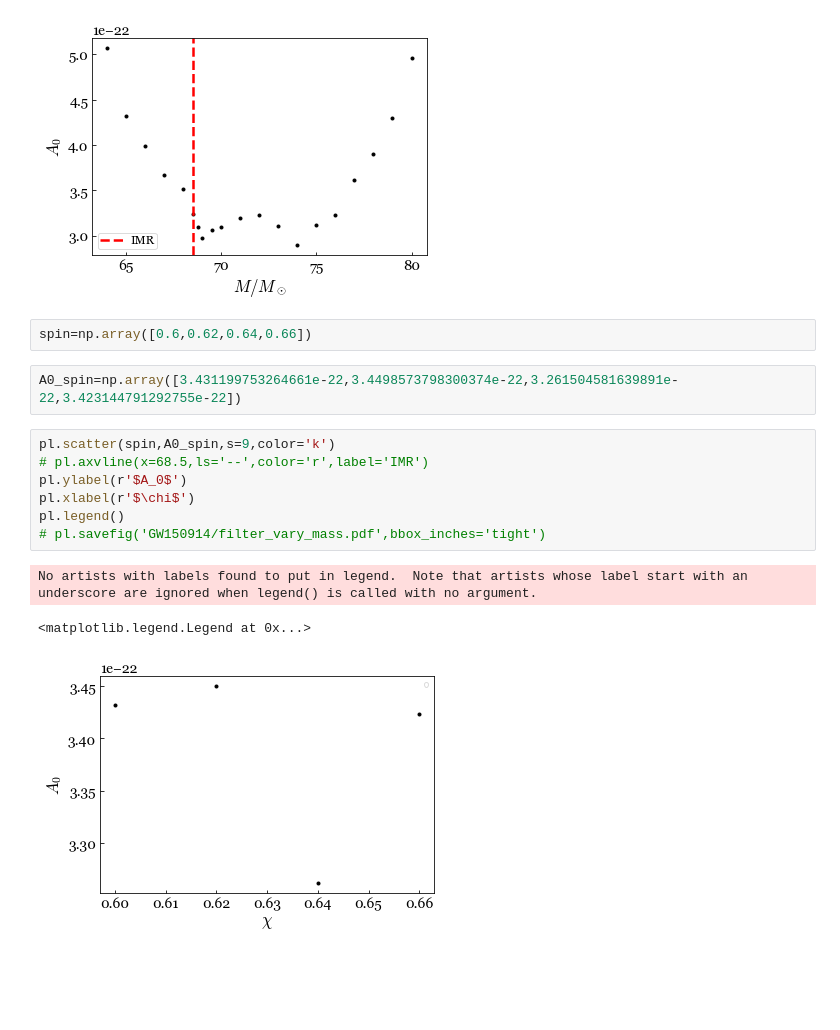
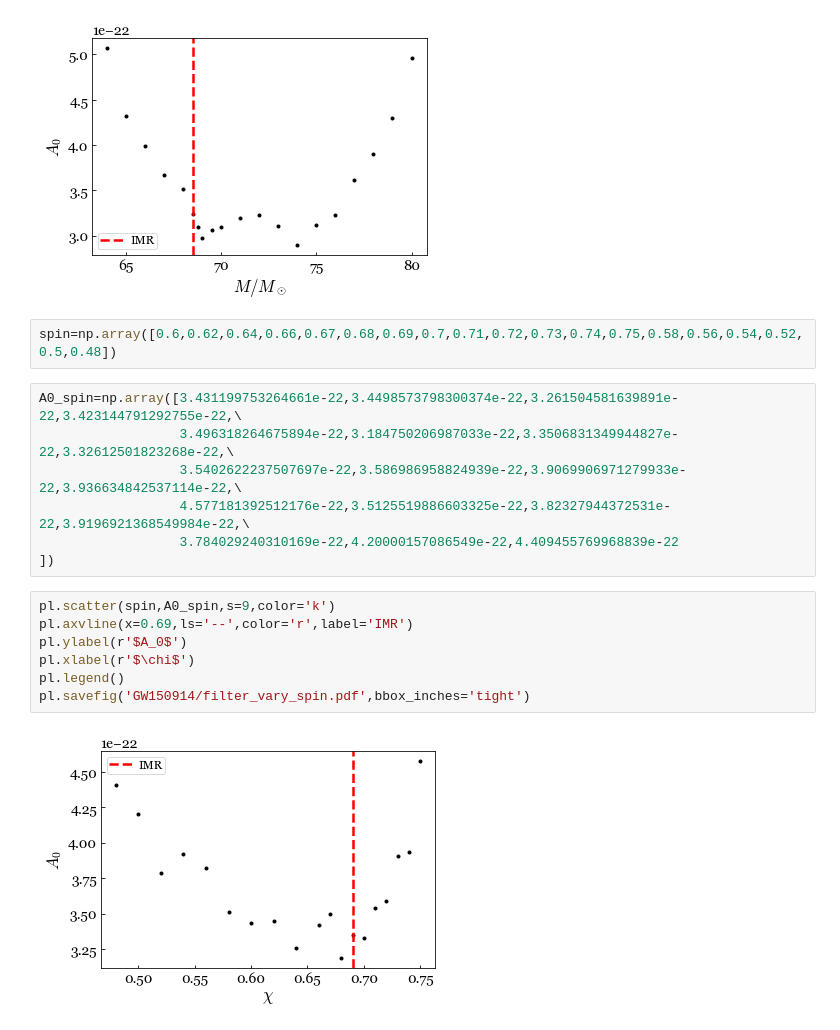
Before and after one commit to Sizheng-Ma/ringdown, a Jupyter notebook: docs/examples/plot_mass_vs_A.ipynb, the cells around one changed output. Drawn from its saved outputs; the diff is of its cells as text; blank space fills up the shorter version.

```diff
--- a/docs/examples/plot_mass_vs_A.ipynb
+++ b/docs/examples/plot_mass_vs_A.ipynb
@@ -43,17 +43,20 @@ pl.savefig('GW150914/filter_vary_mass.pdf',bbox_inches='tight')
 # %% [output]
 [figure]
 # %%
-spin=np.array([0.6,0.62,0.64,0.66])
+spin=np.array([0.6,0.62,0.64,0.66,0.67,0.68,0.69,0.7,0.71,0.72,0.73,0.74,0.75,0.58,0.56,0.54,0.52,0.5,0.48])
-# %%
-A0_spin=np.array([3.431199753264661e-22,3.4498573798300374e-22,3.261504581639891e-22,3.423144791292755e-22])
-# %%
-pl.scatter(spin,A0_spin,s=9,color='k')
-# pl.axvline(x=68.5,ls='--',color='r',label='IMR')
-pl.ylabel(r'$A_0$')
-pl.xlabel(r'$\chi$')
-pl.legend()
-# pl.savefig('GW150914/filter_vary_mass.pdf',bbox_inches='tight')
-# %% [output]
-No artists with labels found to put in legend.  Note that artists whose label start with an underscore are ignored when legend() is called with no argument.
-<matplotlib.legend.Legend at 0x...>
-[figure, removed]
+# %%
+A0_spin=np.array([3.431199753264661e-22,3.4498573798300374e-22,3.261504581639891e-22,3.423144791292755e-22,\
+                  3.496318264675894e-22,3.184750206987033e-22,3.3506831349944827e-22,3.32612501823268e-22,\
+                  3.5402622237507697e-22,3.586986958824939e-22,3.9069906971279933e-22,3.936634842537114e-22,\
+                  4.577181392512176e-22,3.5125519886603325e-22,3.82327944372531e-22,3.9196921368549984e-22,\
+                  3.784029240310169e-22,4.20000157086549e-22,4.409455769968839e-22
+])
+# %%
+pl.scatter(spin,A0_spin,s=9,color='k')
+pl.axvline(x=0.69,ls='--',color='r',label='IMR')
+pl.ylabel(r'$A_0$')
+pl.xlabel(r'$\chi$')
+pl.legend()
+pl.savefig('GW150914/filter_vary_spin.pdf',bbox_inches='tight')
+# %% [output]
+[figure, added]
```
Also changed, not shown: 1 other file.
